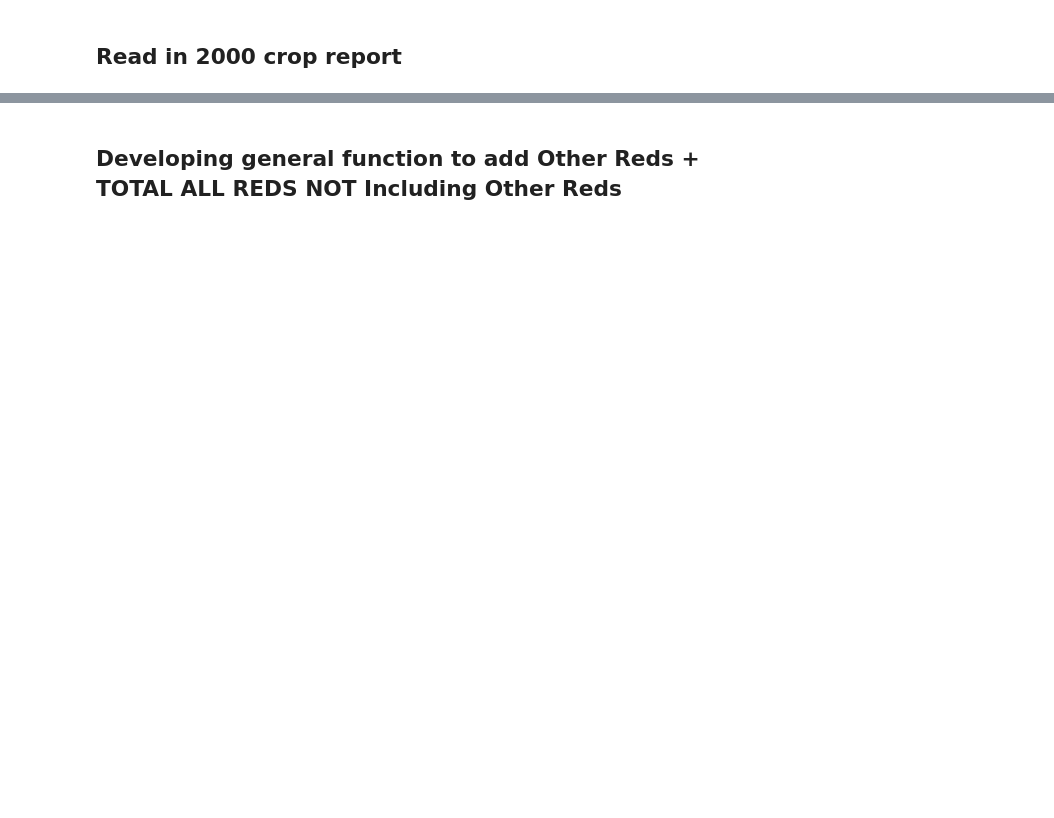
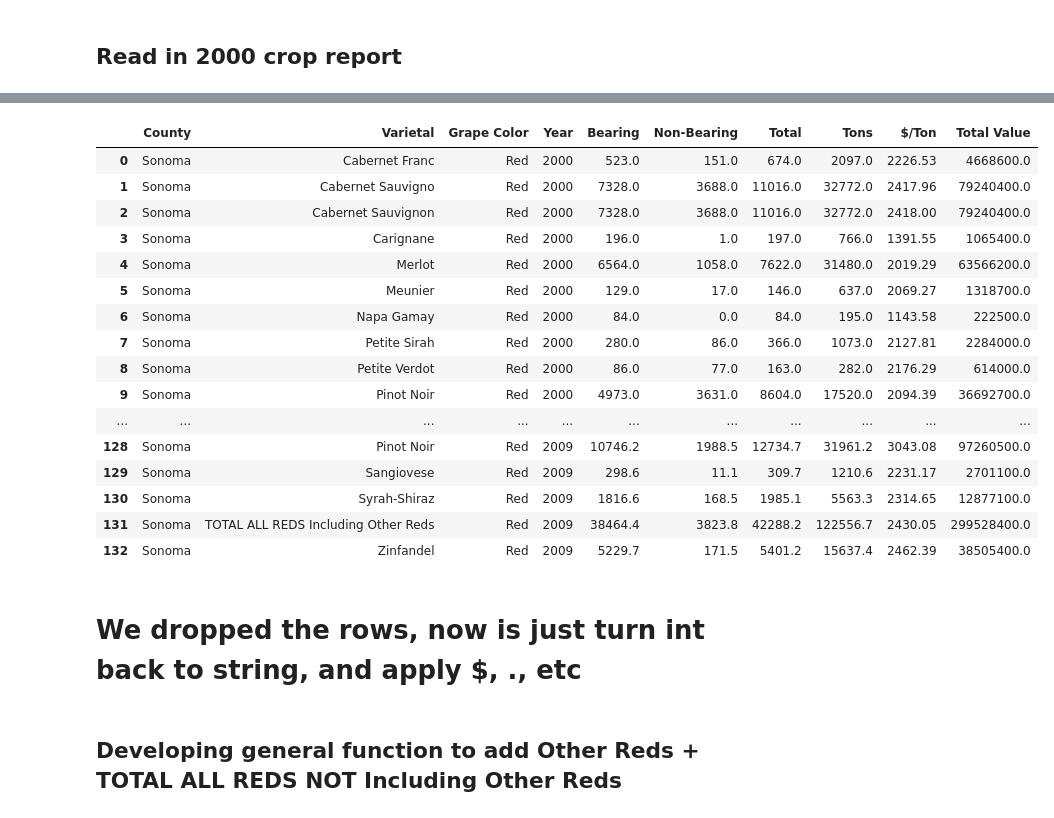
Before and after one commit to oscar6688/Farm-Smoke-Project, a Jupyter notebook: 2001-2021_sonoma_red_varieties.ipynb, the cells around one changed output, grey strips where cells are left out. Saved outputs shown, nothing was run; the diff lists cells and outputs as text; code cells hidden in the pictures; blank space fills up the shorter version.

```diff
--- a/2001-2021_sonoma_red_varieties.ipynb
+++ b/2001-2021_sonoma_red_varieties.ipynb
@@ -1622,0 +575,17 @@ sonoma_2001_fixed11_16_06_05_04_03_02_01_00
+# %%
+pd.set_option('display.max_rows', 300)
+# %%
+numeric_columns = ['Bearing', 'Non-Bearing', 'Total', 'Tons', '$/Ton', 'Total Value']
+year_numeric = ['Year']
+df = sonoma_2001_fixed11_16_06_05_04_03_02_01_00_10_08
+df[year_numeric] = df[year_numeric].apply(pd.to_numeric)
+df_up_to_2009 = df.query('Year <= 2009')
+df_up_to_2009[numeric_columns] = df_up_to_2009[numeric_columns].replace('[\$,]', '', regex=True)
+
+# Fix 3453.0* error for 2005
+
+df_up_to_2009.query('Year == 2005')
+df_up_to_2009['Non-Bearing'] = df_up_to_2009['Non-Bearing'].str.replace('*', '', regex=True)
+
+df_up_to_2009[numeric_columns] = df_up_to_2009[numeric_columns].apply(pd.to_numeric)
+df_up_to_2009
@@ -1623,3 +608,51 @@ sonoma_2001_fixed11_16_06_05_04_03_02_01_00
+# %%
+pd.set_option('display.max_rows', 300)
+# %%
+grouped = df_up_to_2009.groupby('Year')
+
+new_df = pd.DataFrame()
+
+for year, group in grouped:
+    # find the rows to combine
+    total_all_reds_row = group.query('Varietal == "TOTAL ALL REDS NOT Including Other Reds"')
+    other_reds_row = group.query('Varietal == "Other Reds"')
+
+    # print(total_all_reds_row)
+
+    # Combine the rows
+    combined_row = total_all_reds_row.copy()
+    combined_row['Varietal'] = 'TOTAL ALL REDS Including Other Reds'
+    combined_row[numeric_columns] += other_reds_row[numeric_columns].values
+
+    # Append the combined row to the new dataframe
+    # print(combined_row)
+    new_df = pd.concat([new_df, combined_row])
+
+df_up_to_2009_combined = pd.concat([df_up_to_2009, new_df])
+df_up_to_2009_combined_updated = df_up_to_2009_combined.query('Varietal != "TOTAL ALL REDS NOT Including Other Reds" & Varietal != "Other Reds"')
+df_up_to_2009_combined_updated = df_up_to_2009_combined_updated.sort_values(['Year', 'Varietal']).reset_index(drop=True)
+# %%
+df_up_to_2009_combined_updated
+# %% [output]
+|  | County | Varietal | Grape Color | Year | Bearing | Non-Bearing | Total | Tons | $/Ton | Total Value |
+| 0 | Sonoma | Cabernet Franc | Red | 2000 | 523.0 | 151.0 | 674.0 | 2097.0 | 2226.53 | 4668600.0 |
+| 1 | Sonoma | Cabernet Sauvigno | Red | 2000 | 7328.0 | 3688.0 | 11016.0 | 32772.0 | 2417.96 | 79240400.0 |
+| 2 | Sonoma | Cabernet Sauvignon | Red | 2000 | 7328.0 | 3688.0 | 11016.0 | 32772.0 | 2418.00 | 79240400.0 |
+| 3 | Sonoma | Carignane | Red | 2000 | 196.0 | 1.0 | 197.0 | 766.0 | 1391.55 | 1065400.0 |
+| 4 | Sonoma | Merlot | Red | 2000 | 6564.0 | 1058.0 | 7622.0 | 31480.0 | 2019.29 | 63566200.0 |
+| 5 | Sonoma | Meunier | Red | 2000 | 129.0 | 17.0 | 146.0 | 637.0 | 2069.27 | 1318700.0 |
+| 6 | Sonoma | Napa Gamay | Red | 2000 | 84.0 | 0.0 | 84.0 | 195.0 | 1143.58 | 222500.0 |
+| 7 | Sonoma | Petite Sirah | Red | 2000 | 280.0 | 86.0 | 366.0 | 1073.0 | 2127.81 | 2284000.0 |
+| 8 | Sonoma | Petite Verdot | Red | 2000 | 86.0 | 77.0 | 163.0 | 282.0 | 2176.29 | 614000.0 |
+| 9 | Sonoma | Pinot Noir | Red | 2000 | 4973.0 | 3631.0 | 8604.0 | 17520.0 | 2094.39 | 36692700.0 |
+| ... | ... | ... | ... | ... | ... | ... | ... | ... | ... | ... |
+| 128 | Sonoma | Pinot Noir | Red | 2009 | 10746.2 | 1988.5 | 12734.7 | 31961.2 | 3043.08 | 97260500.0 |
+| 129 | Sonoma | Sangiovese | Red | 2009 | 298.6 | 11.1 | 309.7 | 1210.6 | 2231.17 | 2701100.0 |
+| 130 | Sonoma | Syrah-Shiraz | Red | 2009 | 1816.6 | 168.5 | 1985.1 | 5563.3 | 2314.65 | 12877100.0 |
+| 131 | Sonoma | TOTAL ALL REDS Including Other Reds | Red | 2009 | 38464.4 | 3823.8 | 42288.2 | 122556.7 | 2430.05 | 299528400.0 |
+| 132 | Sonoma | Zinfandel | Red | 2009 | 5229.7 | 171.5 | 5401.2 | 15637.4 | 2462.39 | 38505400.0 |
+# %% [markdown]
+# We dropped the rows, now is just turn int back to string, and apply $, ., etc
 # %% [markdown]
 ## Developing general function to add Other Reds + TOTAL ALL REDS NOT Including Other Reds
 # %%
```
Also changed, not shown: parts of 64 cells of this notebook.
